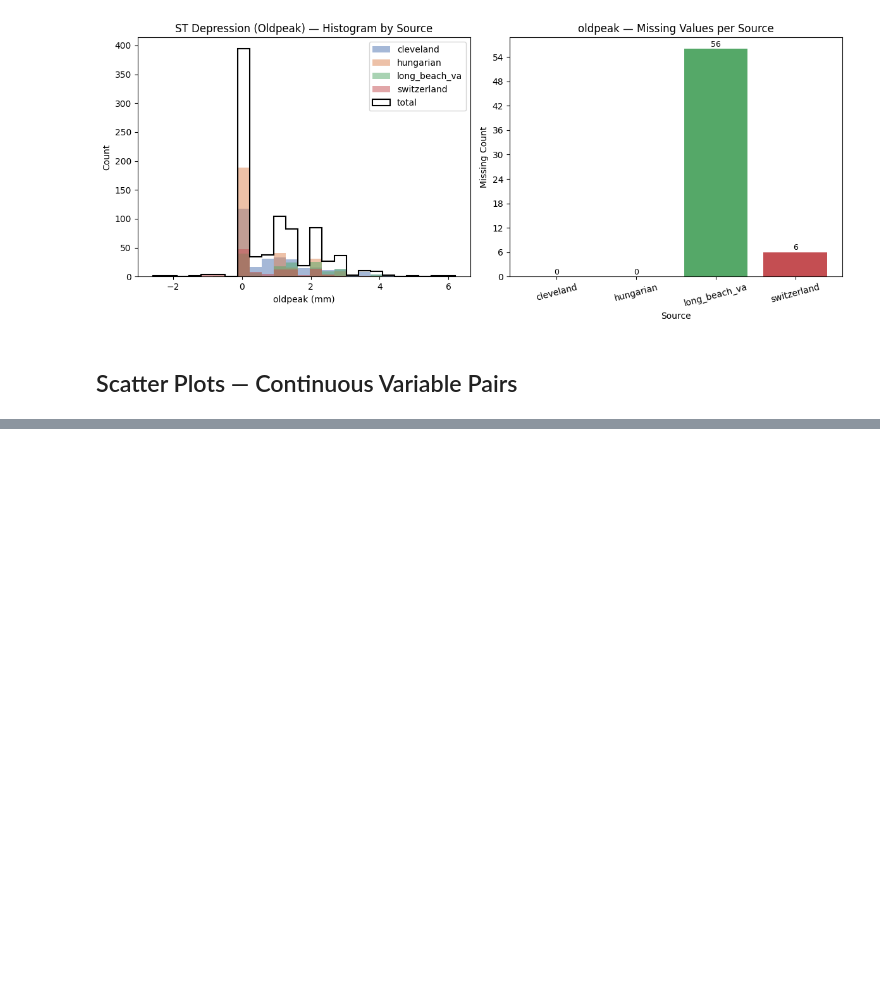
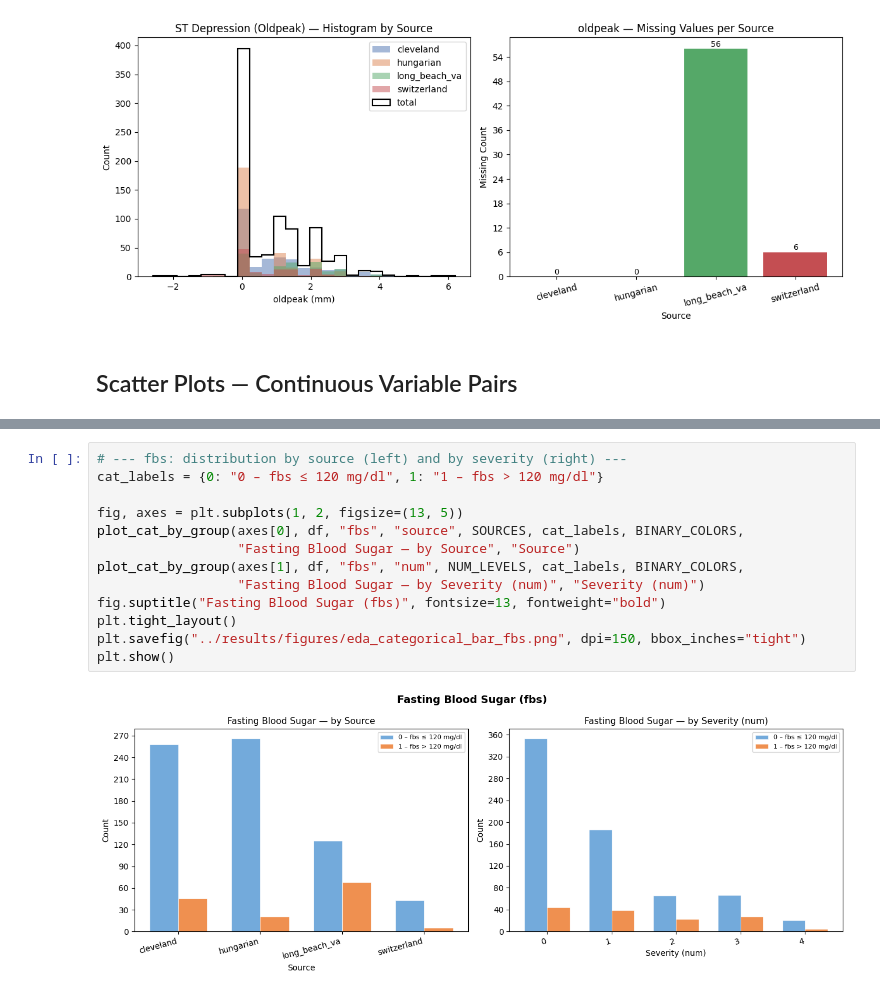
Before and after one commit to hueglij/HEA_heart_disease, a Jupyter notebook: notebooks/01_eda.ipynb, the cells around one changed output, grey strips where cells are left out. Drawn from its saved outputs; the diff is of its cells as text; blank space fills up the shorter version.

```diff
--- a/notebooks/01_eda.ipynb
+++ b/notebooks/01_eda.ipynb
@@ -340,0 +459,15 @@ plt.show()
+# %%
+# --- fbs: distribution by source (left) and by severity (right) ---
+cat_labels = {0: "0 – fbs ≤ 120 mg/dl", 1: "1 – fbs > 120 mg/dl"}
+
+fig, axes = plt.subplots(1, 2, figsize=(13, 5))
+plot_cat_by_group(axes[0], df, "fbs", "source", SOURCES, cat_labels, BINARY_COLORS,
+                  "Fasting Blood Sugar — by Source", "Source")
+plot_cat_by_group(axes[1], df, "fbs", "num", NUM_LEVELS, cat_labels, BINARY_COLORS,
+                  "Fasting Blood Sugar — by Severity (num)", "Severity (num)")
+fig.suptitle("Fasting Blood Sugar (fbs)", fontsize=13, fontweight="bold")
+plt.tight_layout()
+plt.savefig("../results/figures/eda_categorical_bar_fbs.png", dpi=150, bbox_inches="tight")
+plt.show()
+# %% [output]
+[figure, added]
```
Also changed, not shown: parts of 30 cells of this notebook, 23 other files.
